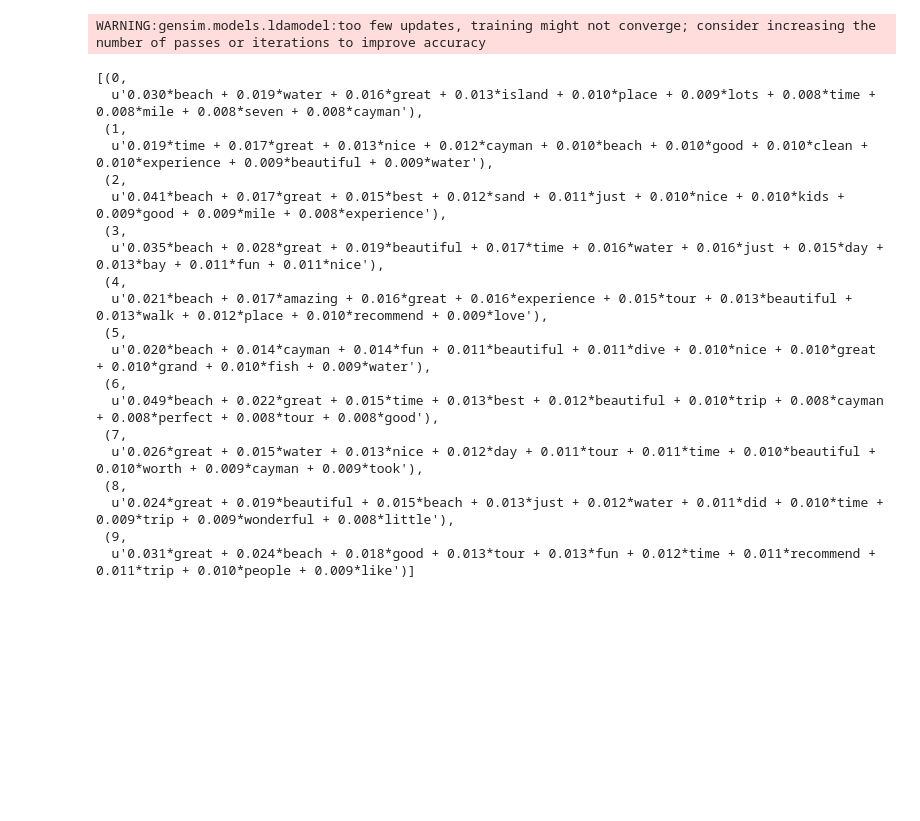
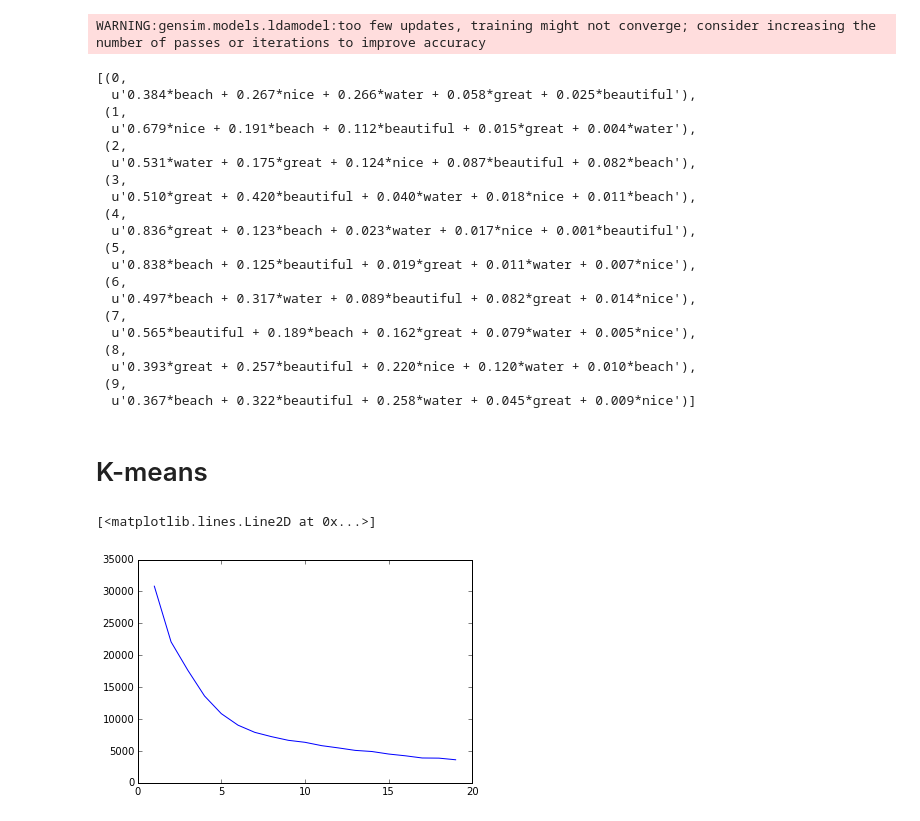
Before and after one commit to rogeliozunigarubio/data_science_final_project, a Jupyter notebook: Data Science Final Project.ipynb, the cells around one changed output. Cells and saved outputs as stored; diff of their text form; code cells hidden in the pictures; blank space fills up the shorter version.

```diff
--- a/Data Science Final Project.ipynb
+++ b/Data Science Final Project.ipynb
@@ -54,5 +70,5 @@ dtype: int64
 # %%
-cv = CountVectorizer(binary=False, stop_words='english', min_df=3)
+cv = CountVectorizer(binary=False, stop_words='english', min_df=3, max_features=5)
 # %%
 review_text_only = [unicode(review_text, errors='ignore') for review_text in open('captured_reviews_text_only.txt', 'r')]
 docs = cv.fit_transform(review_text_only)
@@ -63,22 +79,43 @@ lda_model.show_topics()
 # %% [output]
 WARNING:gensim.models.ldamodel:too few updates, training might not converge; consider increasing the number of passes or iterations to improve accuracy
 [(0,
-  u'0.030*beach + 0.019*water + 0.016*great + 0.013*island + 0.010*place + 0.009*lots + 0.008*time + 0.008*mile + 0.008*seven + 0.008*cayman'),
+  u'0.384*beach + 0.267*nice + 0.266*water + 0.058*great + 0.025*beautiful'),
  (1,
-  u'0.019*time + 0.017*great + 0.013*nice + 0.012*cayman + 0.010*beach + 0.010*good + 0.010*clean + 0.010*experience + 0.009*beautiful + 0.009*water'),
+  u'0.679*nice + 0.191*beach + 0.112*beautiful + 0.015*great + 0.004*water'),
  (2,
-  u'0.041*beach + 0.017*great + 0.015*best + 0.012*sand + 0.011*just + 0.010*nice + 0.010*kids + 0.009*good + 0.009*mile + 0.008*experience'),
+  u'0.531*water + 0.175*great + 0.124*nice + 0.087*beautiful + 0.082*beach'),
  (3,
-  u'0.035*beach + 0.028*great + 0.019*beautiful + 0.017*time + 0.016*water + 0.016*just + 0.015*day + 0.013*bay + 0.011*fun + 0.011*nice'),
+  u'0.510*great + 0.420*beautiful + 0.040*water + 0.018*nice + 0.011*beach'),
  (4,
-  u'0.021*beach + 0.017*amazing + 0.016*great + 0.016*experience + 0.015*tour + 0.013*beautiful + 0.013*walk + 0.012*place + 0.010*recommend + 0.009*love'),
+  u'0.836*great + 0.123*beach + 0.023*water + 0.017*nice + 0.001*beautiful'),
  (5,
-  u'0.020*beach + 0.014*cayman + 0.014*fun + 0.011*beautiful + 0.011*dive + 0.010*nice + 0.010*great + 0.010*grand + 0.010*fish + 0.009*water'),
+  u'0.838*beach + 0.125*beautiful + 0.019*great + 0.011*water + 0.007*nice'),
  (6,
-  u'0.049*beach + 0.022*great + 0.015*time + 0.013*best + 0.012*beautiful + 0.010*trip + 0.008*cayman + 0.008*perfect + 0.008*tour + 0.008*good'),
+  u'0.497*beach + 0.317*water + 0.089*beautiful + 0.082*great + 0.014*nice'),
  (7,
-  u'0.026*great + 0.015*water + 0.013*nice + 0.012*day + 0.011*tour + 0.011*time + 0.010*beautiful + 0.010*worth + 0.009*cayman + 0.009*took'),
+  u'0.565*beautiful + 0.189*beach + 0.162*great + 0.079*water + 0.005*nice'),
  (8,
-  u'0.024*great + 0.019*beautiful + 0.015*beach + 0.013*just + 0.012*water + 0.011*did + 0.010*time + 0.009*trip + 0.009*wonderful + 0.008*little'),
+  u'0.393*great + 0.257*beautiful + 0.220*nice + 0.120*water + 0.010*beach'),
  (9,
-  u'0.031*great + 0.024*beach + 0.018*good + 0.013*tour + 0.013*fun + 0.012*time + 0.011*recommend + 0.011*trip + 0.010*people + 0.009*like')]
+  u'0.367*beach + 0.322*beautiful + 0.258*water + 0.045*great + 0.009*nice')]
+# %% [markdown]
+# K-means
+# %%
+column_names = reviews.columns
+scale = StandardScaler(with_mean=False)
+X_scale = scale.fit_transform(docs)
+# %%
+import matplotlib.pyplot as plt
+%matplotlib inline
+
+x = []
+y = []
+for n in range(1,20):
+    km = KMeans(n_clusters=n)
+    km.fit(X_scale)
+    x.append(n)
+    y.append(km.inertia_)
+plt.plot(x, y)
+# %% [output]
+[<matplotlib.lines.Line2D at 0x...>]
+[figure, added]
```
Also changed, not shown: parts of 7 cells of this notebook, 5 other files.
